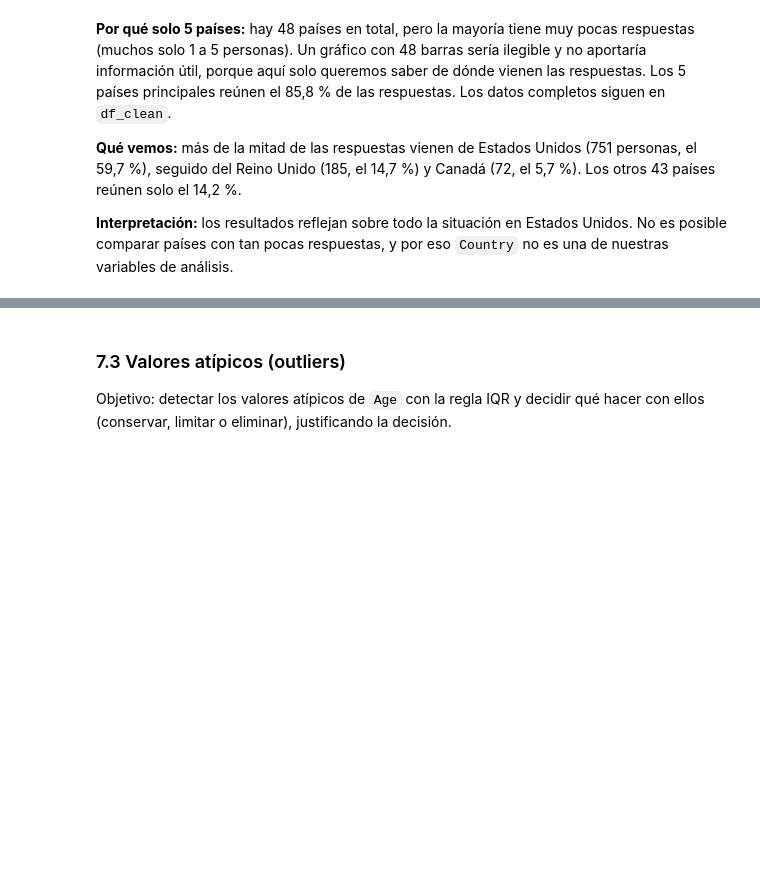
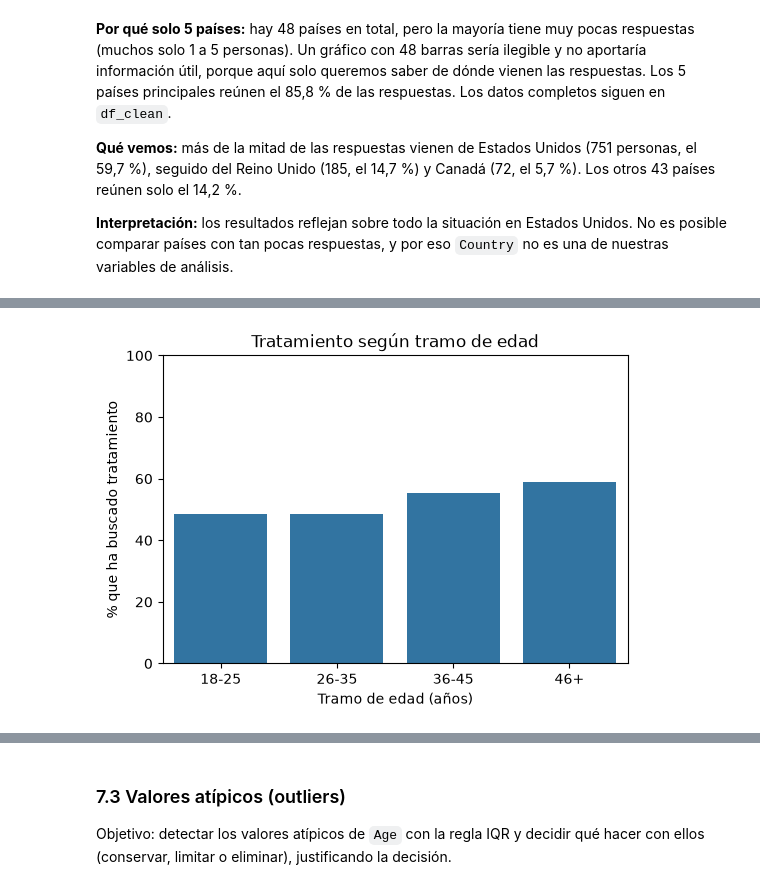
Before and after one commit to IA-P1-BCN/ai_project_EDA-charlotte_doulcet, a Jupyter notebook: eda.ipynb, the cells around one changed output, grey strips where cells are left out. Cells and saved outputs as stored; diff of their text form; code cells hidden in the pictures; blank space fills up the shorter version.

```diff
--- a/eda.ipynb
+++ b/eda.ipynb
@@ -767,0 +845,4 @@ _Pendiente._
+# %%
+df_clean["age_group"] = pd.cut(df_clean["Age"], bins=[17, 25, 35, 45, 120],
+                               labels=["18-25", "26-35", "36-45", "46+"])
+df_clean["age_group"].value_counts().sort_index()
@@ -767,0 +856,3 @@ _Pendiente._
+# %%
+tabla_age = pd.crosstab(df_clean["age_group"], df_clean["treatment"], normalize="index") * 100
+tabla_age.round(1)
@@ -767,0 +866,10 @@ _Pendiente._
+# %%
+plt.figure(figsize=(6, 4))
+sns.barplot(x=tabla_age.index, y=tabla_age["Yes"])
+plt.title("Tratamiento según tramo de edad")
+plt.xlabel("Tramo de edad (años)")
+plt.ylabel("% que ha buscado tratamiento")
+plt.ylim(0, 100)
+plt.show()
+# %% [output]
+[figure, added]
```
Also changed, not shown: parts of 61 cells of this notebook, 1 other file.
